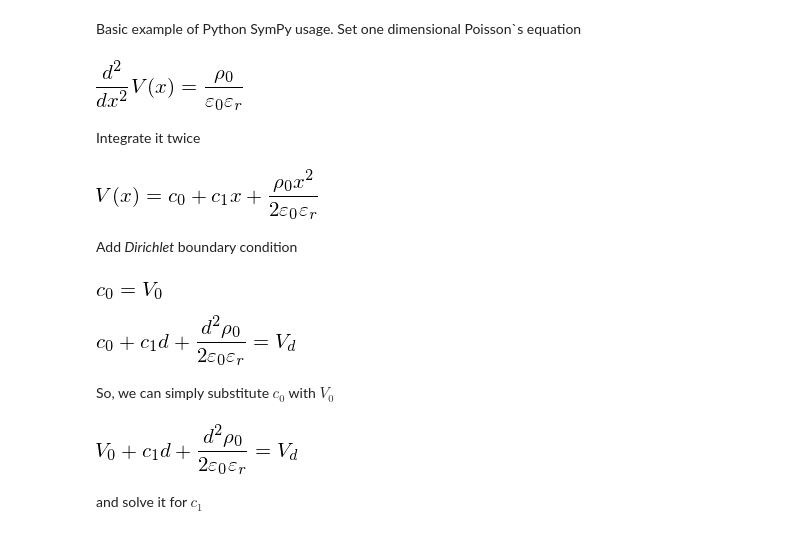
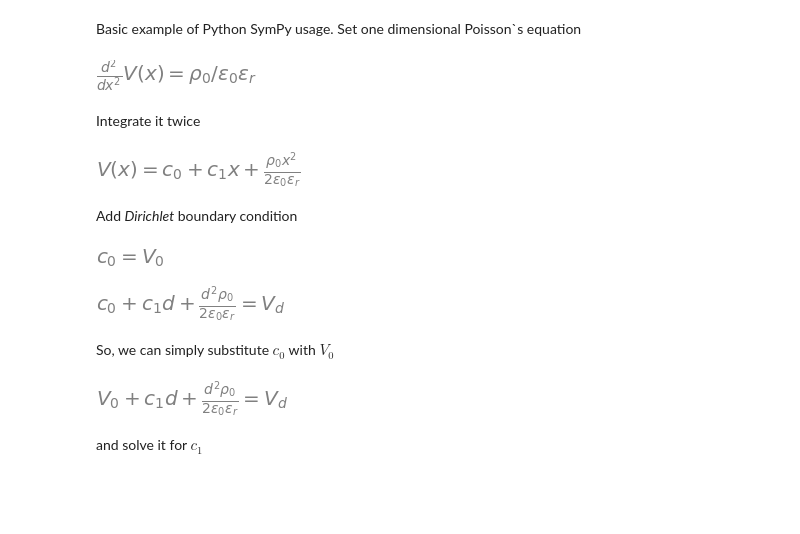
Before and after one commit to Xiaosen9807/FEM, a Jupyter notebook: fem-intro/fem-1d-linear.ipynb, the cells around one changed output. Saved outputs shown, nothing was run; the diff lists cells and outputs as text; code cells hidden in the pictures; blank space fills up the shorter version.

```diff
--- a/fem-intro/fem-1d-linear.ipynb
+++ b/fem-intro/fem-1d-linear.ipynb
@@ -38,39 +38,39 @@ Set one dimensional Poisson`s equation
 # %%
 
 # Define symbols
 x, rho_0, eps_r, eps_0 ,d= symbols("x,rho_0,varepsilon_r,varepsilon_0,d")
 V = Function('V')(x)
 V_0, V_d = symbols("V_0, V_d")
 c_1, c_0 = symbols("c_1, c_0")
 
 #The equation
 eq = rho_0/(eps_0*eps_r)       ###### Right-hand side
-relational.Eq(diff(V,x,2), eq)
+Rel(diff(V,x,2), eq)
 # %% [output]
-[figure, old version]
+[figure, new version]
 # %% [markdown]
 Integrate it twice
 # %%
 ###### Manually adding constants to integration
 Veq = integrate(integrate(eq,x) + c_1,x)+c_0
-relational.Eq(V,Veq)
+Rel(V,Veq)
 # %% [output]
-[figure, old version]
+[figure, new version]
 # %% [markdown]
 Add *Dirichlet* boundary condition
 # %%
-display(relational.Eq(Veq.replace(x,0), V_0))       ###### x=0
-display(relational.Eq(Veq.replace(x,d), V_d))
+display(Rel(Veq.replace(x,0), V_0))       ###### x=0
+display(Rel(Veq.replace(x,d), V_d))
 # %% [output]
-[figure, old version]
+[figure, new version]
-[figure, old version]
+[figure, new version]
 # %% [markdown]
 So, we can simply substitute $c_0$ with $V_0$
 # %%
 eq1 = Veq.replace(x,d).replace(c_0, V_0)
-display(relational.Eq(eq1, V_d))
+display(Rel(eq1, V_d))
 # %% [output]
-[figure, old version]
+[figure, new version]
 # %% [markdown]
 and solve it for $c_1$
 # %%
```
Also changed, not shown: parts of 5 cells of this notebook, 6 other files.
